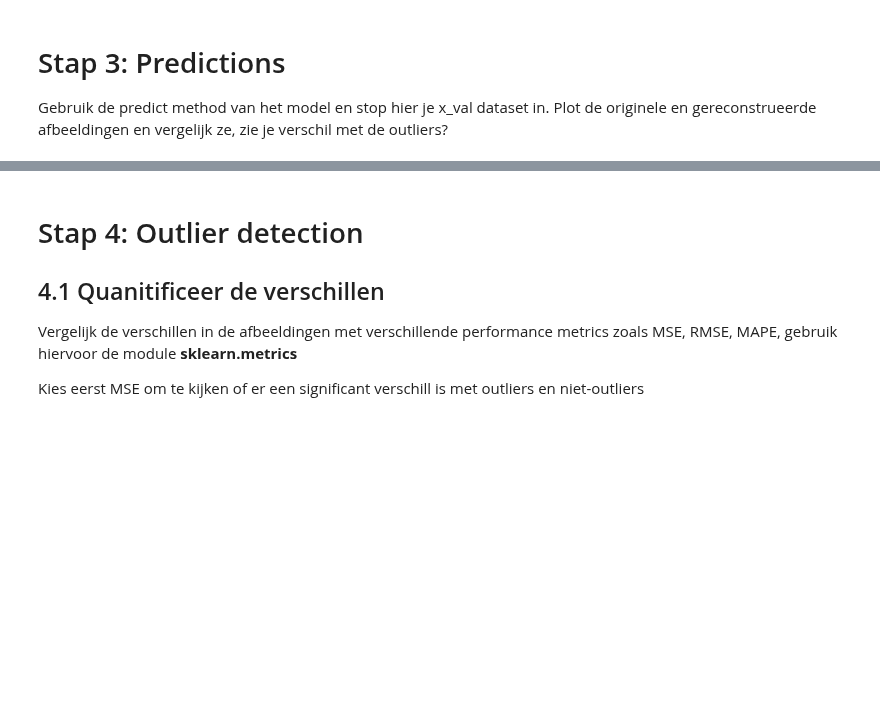
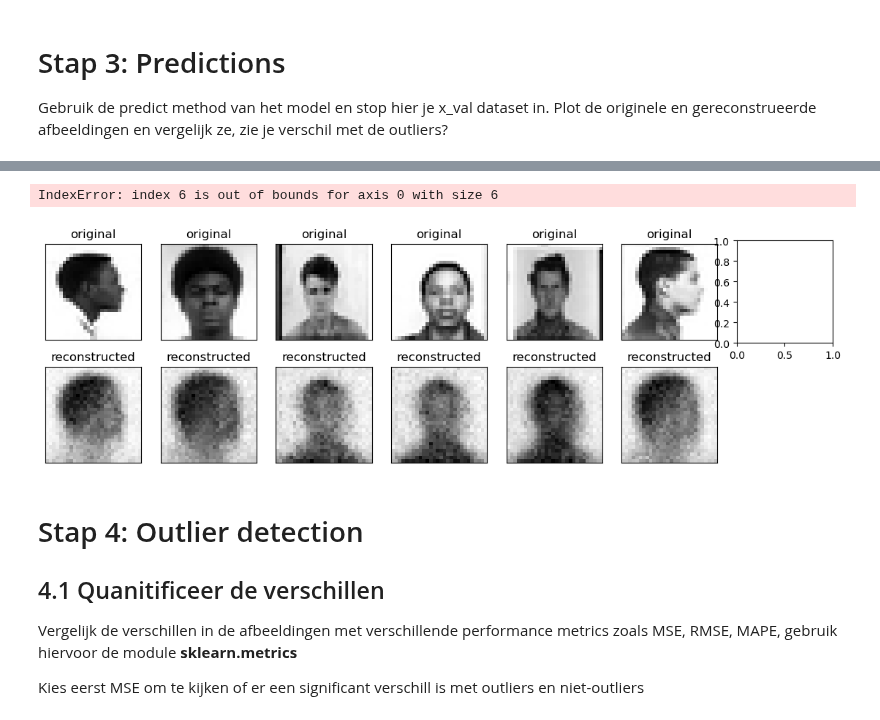
Before and after one commit to yanj27/Smart_Industry, a Jupyter notebook: College 3/Image outlier detection met de AutoEncoder - Les 3.ipynb, the cells around one changed output, grey strips where cells are left out. Saved outputs shown, nothing was run; the diff lists cells and outputs as text; code cells hidden in the pictures; blank space fills up the shorter version.

```diff
--- a/College 3/Image outlier detection met de AutoEncoder - Les 3.ipynb
+++ b/College 3/Image outlier detection met de AutoEncoder - Les 3.ipynb
@@ -190,3 +192,25 @@ x_pred = model.predict(x_val)
+# %%
+plt.figure(figsize=(20, 4))
+for i in range(x_val.size):
+  # display original
+  ax = plt.subplot(2, n, i + 1)
+  plt.imshow(x_val[i])
+  plt.title("original")
+  plt.gray()
+  ax.get_xaxis().set_visible(False)
+  ax.get_yaxis().set_visible(False)
+
+  # display reconstruction
+  ax = plt.subplot(2, n, i + 1 + n)
+  plt.imshow(x_pred[i])
+  plt.title("reconstructed")
+  plt.gray()
+  ax.get_xaxis().set_visible(False)
+  ax.get_yaxis().set_visible(False)
+plt.show()
+# %% [output]
+IndexError: index 6 is out of bounds for axis 0 with size 6
+[figure, added]
 # %% [markdown]
 # Stap 4: Outlier detection
 ## 4.1 Quanitificeer de verschillen
```
Also changed, not shown: parts of 6 cells of this notebook.
